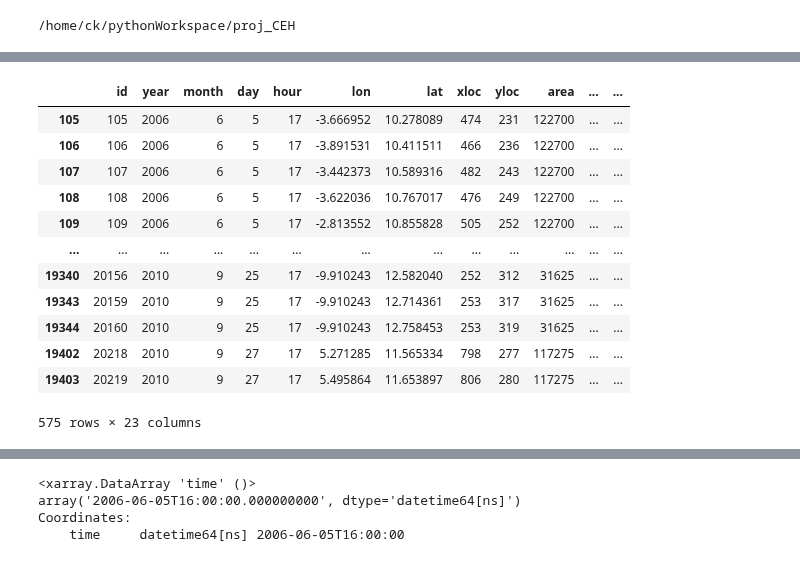
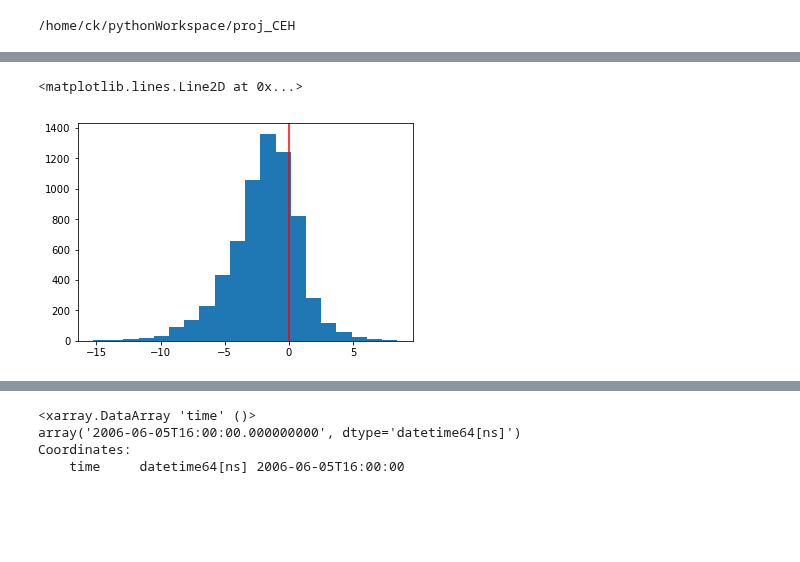
Before and after one commit to cornkle/proj_CEH, a Jupyter notebook: notebooks/AMMA_filterCore_LSTA_AMSRE_coreNumbers-newTab.ipynb, the cells around one changed output, grey strips where cells are left out. Saved outputs shown, nothing was run; the diff lists cells and outputs as text; code cells hidden in the pictures; blank space fills up the shorter version.

```diff
--- a/notebooks/AMMA_filterCore_LSTA_AMSRE_coreNumbers-newTab.ipynb
+++ b/notebooks/AMMA_filterCore_LSTA_AMSRE_coreNumbers-newTab.ipynb
@@ -82,16 +83,6 @@ msgin[msgin.SMmean0 >=0.7]
-# %%
-msgin[msgin.SMmean0 <=-5]
-# %% [output]
-|  | id | year | month | day | hour | lon | lat | xloc | yloc | area | ... | ... |
-| 105 | 105 | 2006 | 6 | 5 | 17 | -3.666952 | 10.278089 | 474 | 231 | 122700 | ... | ... |
-| 106 | 106 | 2006 | 6 | 5 | 17 | -3.891531 | 10.411511 | 466 | 236 | 122700 | ... | ... |
-| 107 | 107 | 2006 | 6 | 5 | 17 | -3.442373 | 10.589316 | 482 | 243 | 122700 | ... | ... |
-| 108 | 108 | 2006 | 6 | 5 | 17 | -3.622036 | 10.767017 | 476 | 249 | 122700 | ... | ... |
-| 109 | 109 | 2006 | 6 | 5 | 17 | -2.813552 | 10.855828 | 505 | 252 | 122700 | ... | ... |
-| ... | ... | ... | ... | ... | ... | ... | ... | ... | ... | ... | ... | ... |
-| 19340 | 20156 | 2010 | 9 | 25 | 17 | -9.910243 | 12.582040 | 252 | 312 | 31625 | ... | ... |
-| 19343 | 20159 | 2010 | 9 | 25 | 17 | -9.910243 | 12.714361 | 253 | 317 | 31625 | ... | ... |
-| 19344 | 20160 | 2010 | 9 | 25 | 17 | -9.910243 | 12.758453 | 253 | 319 | 31625 | ... | ... |
-| 19402 | 20218 | 2010 | 9 | 27 | 17 | 5.271285 | 11.565334 | 798 | 277 | 117275 | ... | ... |
-| 19403 | 20219 | 2010 | 9 | 27 | 17 | 5.495864 | 11.653897 | 806 | 280 | 117275 | ... | ... |
-575 rows × 23 columns
+# %%
+plt.hist(msgin.SMmean0, bins=20)
+plt.axvline(0, color='r')
+# %% [output]
+<matplotlib.lines.Line2D at 0x...>
+[figure, added]
```
Also changed, not shown: parts of 11 cells of this notebook, 14 other files.
